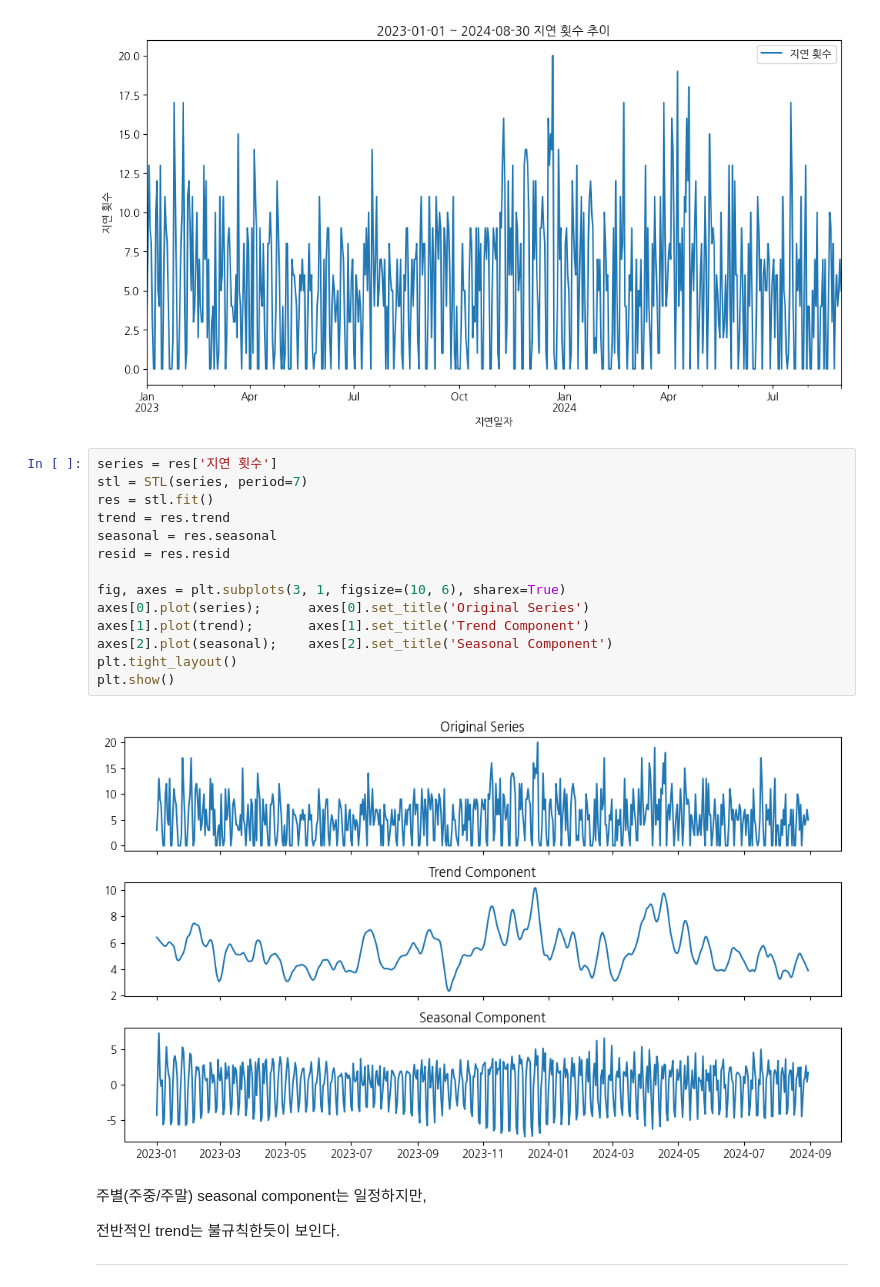
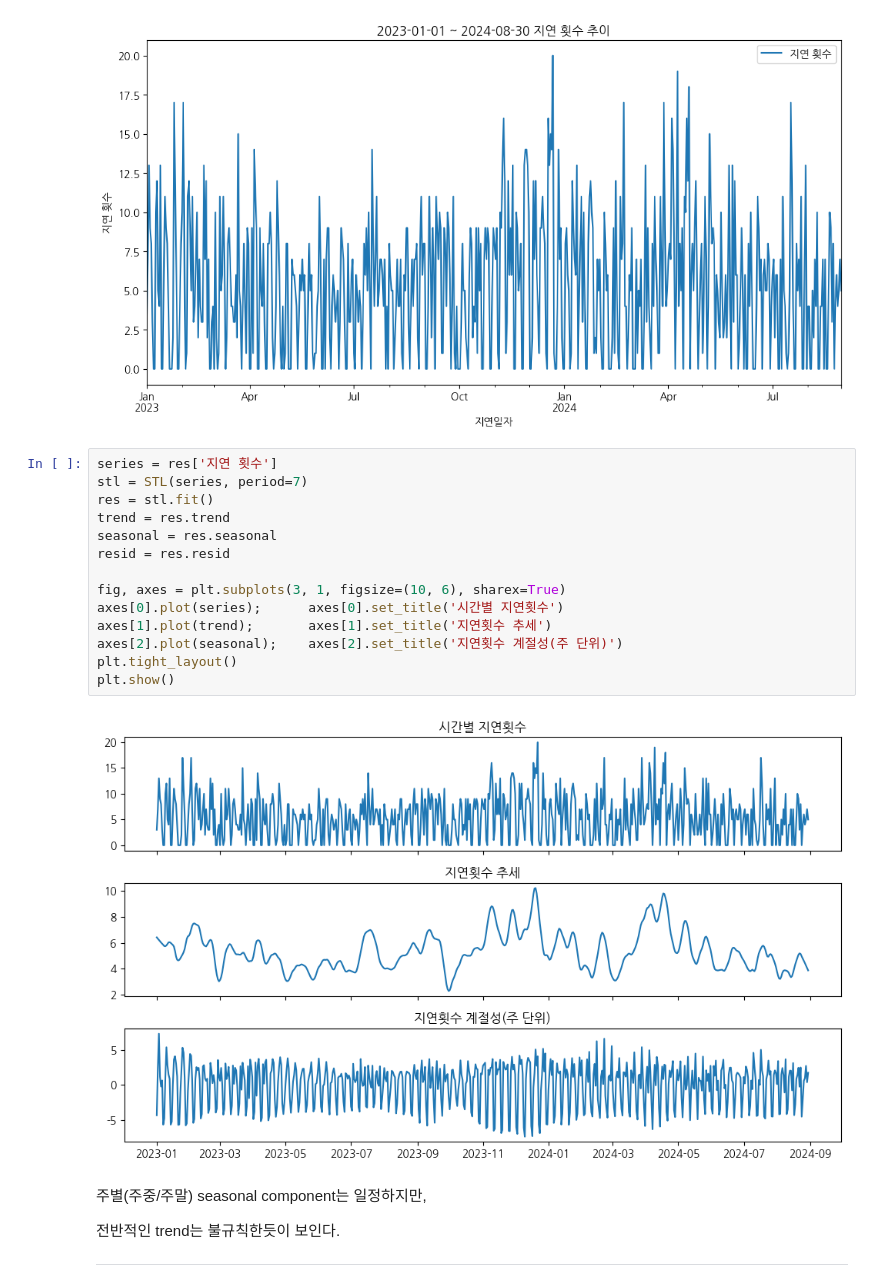
Before and after one commit to maxjo020418/ds_pbl, a Jupyter notebook: 2-Finalterm/2-data_analysis.ipynb, the cells around one changed output. Drawn from its saved outputs; the diff is of its cells as text.

```diff
--- a/2-Finalterm/2-data_analysis.ipynb
+++ b/2-Finalterm/2-data_analysis.ipynb
@@ -83,19 +83,19 @@ ax = res.plot.line(y='지연 횟수',
 # %%
 series = res['지연 횟수']
 stl = STL(series, period=7)
 res = stl.fit()
 trend = res.trend
 seasonal = res.seasonal
 resid = res.resid
 
 fig, axes = plt.subplots(3, 1, figsize=(10, 6), sharex=True)
-axes[0].plot(series);      axes[0].set_title('Original Series')
-axes[1].plot(trend);       axes[1].set_title('Trend Component')
-axes[2].plot(seasonal);    axes[2].set_title('Seasonal Component')
+axes[0].plot(series);      axes[0].set_title('시간별 지연횟수')
+axes[1].plot(trend);       axes[1].set_title('지연횟수 추세')
+axes[2].plot(seasonal);    axes[2].set_title('지연횟수 계절성(주 단위)')
 plt.tight_layout()
 plt.show()
 # %% [output]
-[figure, old version]
+[figure, new version]
 # %% [markdown]
 주별(주중/주말) seasonal component는 일정하지만,
 
```
Also changed, not shown: parts of 4 cells of this notebook.
